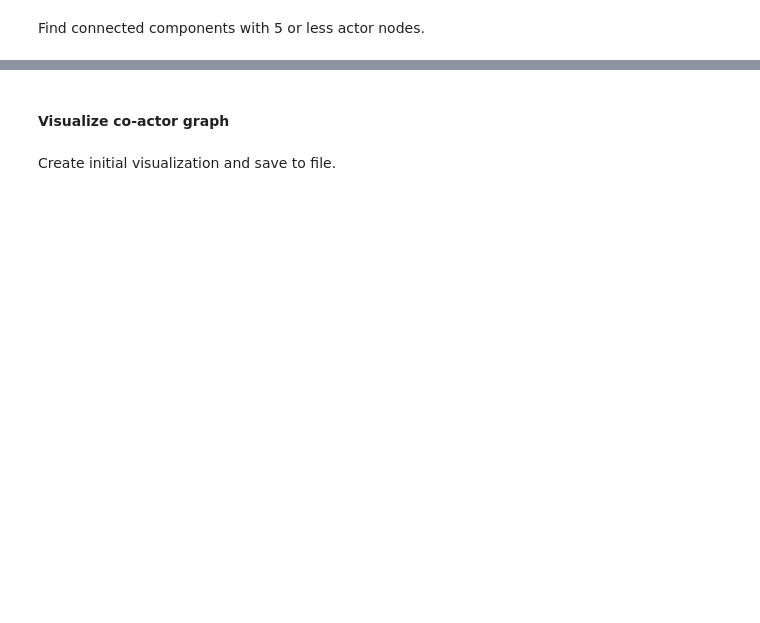
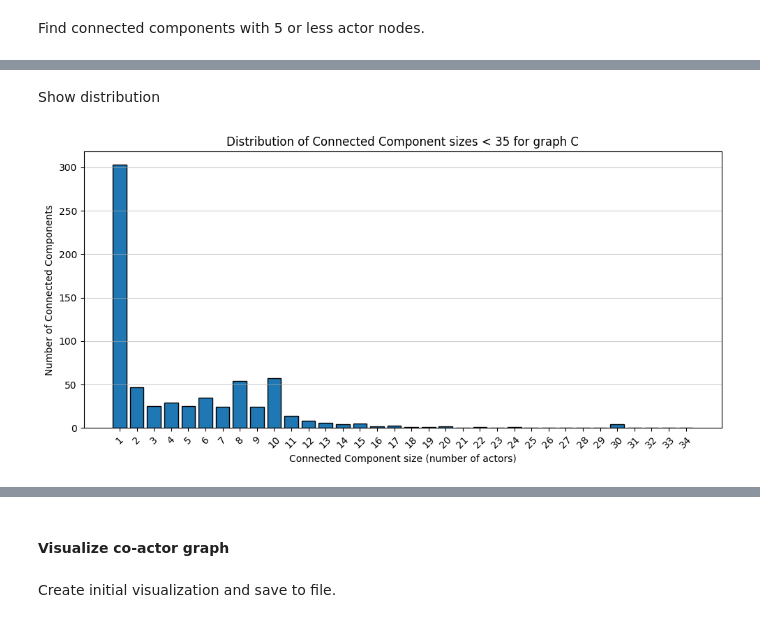
Before and after one commit to nluttenberger/methods_26, a Jupyter notebook: 072-Netflix_graphs.ipynb, the cells around one changed output, grey strips where cells are left out. Cells and saved outputs as stored; diff of their text form; code cells hidden in the pictures; blank space fills up the shorter version.

```diff
--- a/072-Netflix_graphs.ipynb
+++ b/072-Netflix_graphs.ipynb
@@ -362,14 +366,9 @@ Count connected components in co-actor graph A.
 # %%
-components = list(nx.connected_components(A))
-print(f"Number of connected components: {len(components)}\n")
+components_C = list(nx.connected_components(C))
+print(f"Number of connected components: {len(components_C)}\n")
 
-sum_nodes = sum(len(component) for component in components)
+sum_nodes = sum(len(component) for component in components_C)
 print(f"Total number of actor nodes across all connected components: {sum_nodes}")
-
-#for i, component in enumerate(components, 1):
-#    print(f"Connected component {i}: {len(component)} nodes")
-#    if len(component) <= 5:
-#        print(f"  Nodes: {component}")
 # %% [markdown]
 Find connected components with 5 or less actor nodes.
 # %%
@@ -387,0 +384,17 @@ print(f"Found {len(small_components)} components with 5 or less nodes\n")
+# %%
+# Get the size of each component
+component_sizes = [len(comp) for comp in components_C]
+
+# Build a distribution (size -> count of components with that size)
+size_dist = Counter(component_sizes)
+
+# Optional: sort by component size
+size_dist_sorted = dict(sorted(size_dist.items()))
+
+print("Component size distribution (size -> count):")
+for size, count in size_dist_sorted.items():
+    print(f"  {size:3d} nodes : {count} components")
+
+# Optionally: inspect the largest components
+largest = sorted(component_sizes, reverse=True)[:10]
+print("\nLargest component sizes:", largest)
@@ -387,0 +419,21 @@ print(f"Found {len(small_components)} components with 5 or less nodes\n")
+# %% [markdown]
+Show distribution
+# %%
+# Filter for component sizes < 35
+filtered_sizes = [s for s in component_sizes if s < 35]
+
+# Ensure we show all sizes from 1 to 34 (even if zero components)
+sizes = list(range(1, 35))
+counts = [filtered_sizes.count(s) for s in sizes]
+
+plt.figure(figsize=(10, 5))
+plt.bar(sizes, counts, width=0.8, edgecolor="black")
+plt.xlabel("Connected Component size (number of actors)")
+plt.ylabel("Number of Connected Components")
+plt.title("Distribution of Connected Component sizes < 35 for graph C")
+plt.xticks(sizes, rotation=45)
+plt.grid(axis="y", alpha=0.6)
+plt.tight_layout()
+plt.show()
+# %% [output]
+[figure, added]
```
Also changed, not shown: parts of 26 cells of this notebook, 7 other files.
